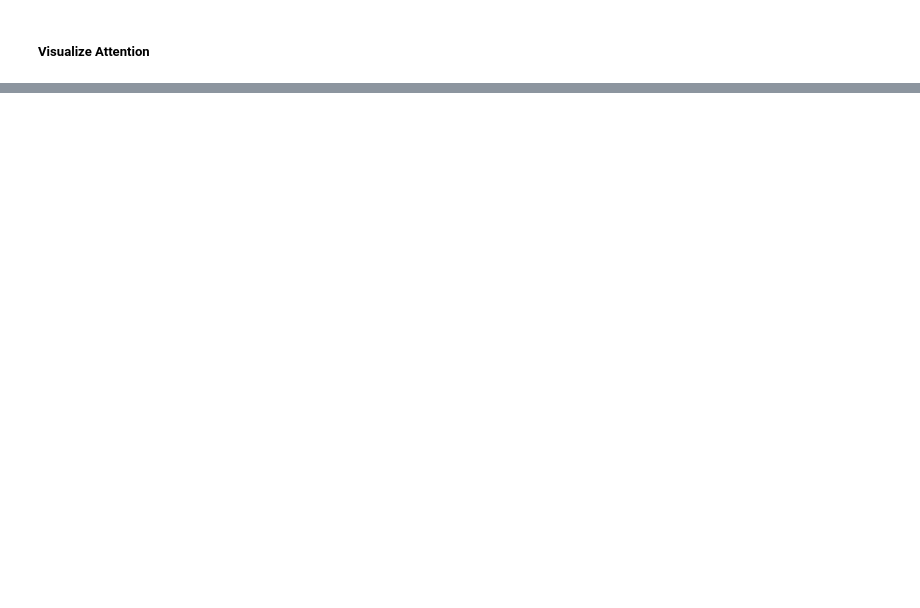
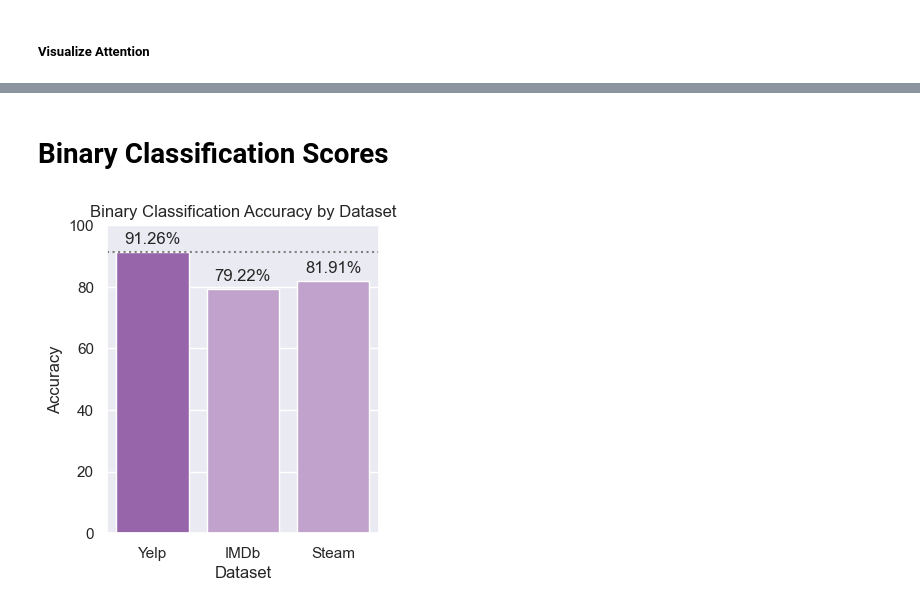
Before and after one commit to ericzander/cs374-yelp-attention, a Jupyter notebook: experiments/yelp_validation.ipynb, the cells around one changed output, grey strips where cells are left out. Saved outputs shown, nothing was run; the diff lists cells and outputs as text; code cells hidden in the pictures; blank space fills up the shorter version.

```diff
--- a/experiments/yelp_validation.ipynb
+++ b/experiments/yelp_validation.ipynb
@@ -260,0 +303,24 @@ This place is NOT closed.  We went there on 18 August 2017.  Great, great corned
+# %% [markdown]
+# Binary Classification Scores
+# %%
+plt.figure(figsize=(3.5, 4.0), dpi=100)
+
+dataset_names = ["Yelp", "IMDb", "Steam"]
+bin_class_scores = [91.26, 79.22, 81.91]
+
+ax = sns.barplot(
+    x=dataset_names,
+    y=bin_class_scores,
+    palette=["#9B59B6" if i ==0 else "#C39BD3" for i in range(6)]
+)
+plt.axhline(bin_class_scores[0], color="grey", linestyle=":")
+plt.ylim(0, 100)
+ax.bar_label(ax.containers[0], fmt="%.2f", padding=4, labels=[str(val) + "%" for val in bin_class_scores])
+
+plt.title("Binary Classification Accuracy by Dataset")
+plt.ylabel("Accuracy")
+plt.xlabel("Dataset")
+
+plt.show()
+# %% [output]
+[figure, added]
```
Also changed, not shown: parts of 19 cells of this notebook, 5 other files.
